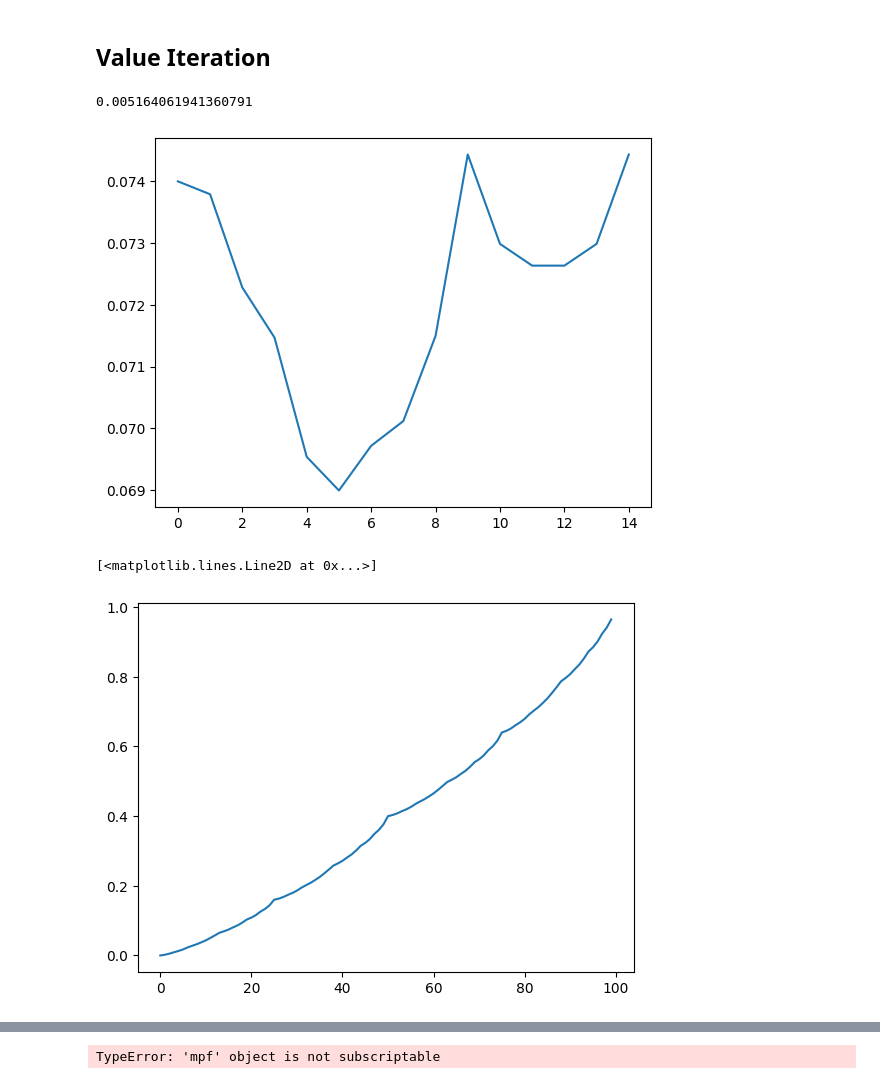
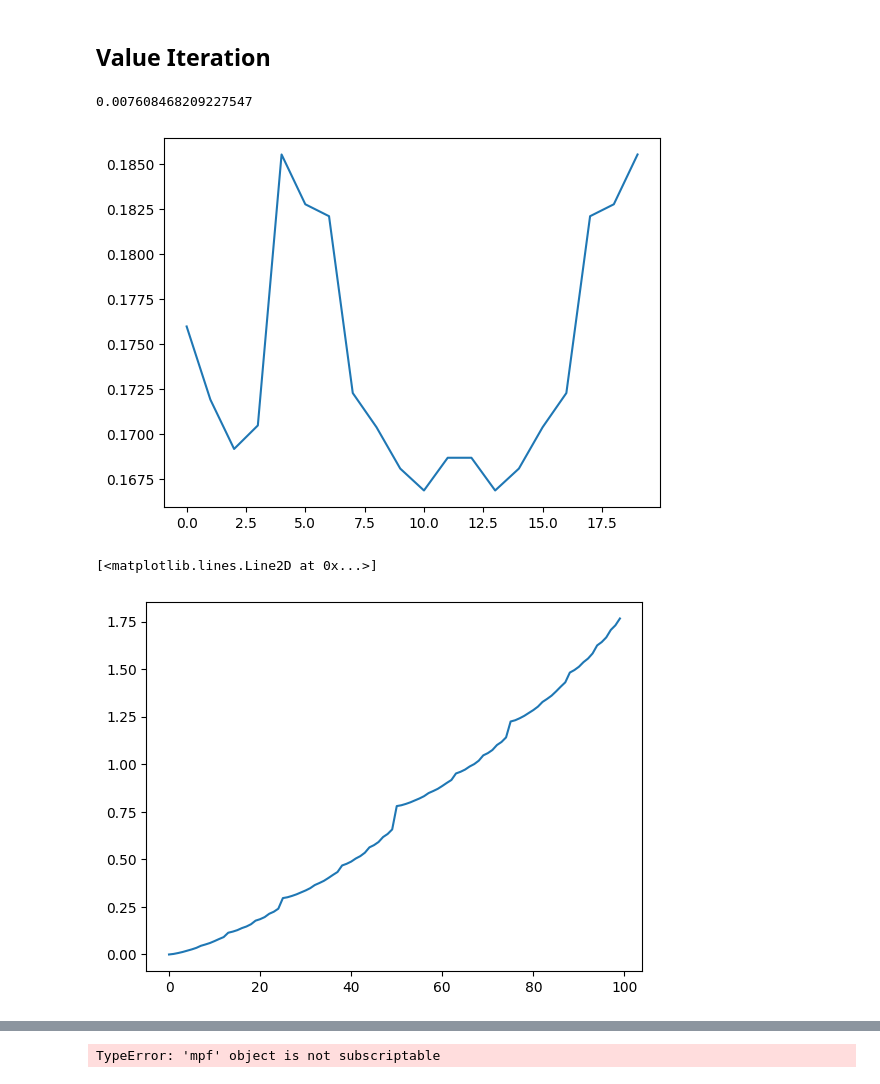
Before and after one commit to paderevski/reinforcement_learning, a Jupyter notebook: Gambler.ipynb, the cells around one changed output, grey strips where cells are left out. Drawn from its saved outputs; the diff is of its cells as text; code cells hidden in the pictures.

```diff
--- a/Gambler.ipynb
+++ b/Gambler.ipynb
@@ -42,9 +50,9 @@ for a in actions_from_state(s):
 theta = 1e-50
 done = False
 V = [0 for s in states]
-V[100] = 0
+V[100] = 1
 V[0] = 0
-gamma = 1
+gamma = 0.95
 pi = [ 0 for s in states ]
 
 def reward(s):
@@ -66,25 +74,25 @@ V[100]=0
 # %%
 V[2]
 # %% [output]
-0.005164061941360791
+0.007608468209227547
 # %%
 pi = [0]*101
 for s in range(1,100):
     state_actions = actions_from_state(s)
     action_values = []
     for a in state_actions:
         action_values.append( (p_h*(reward(s+a)+gamma*V[s+a]) + (1-p_h)*(reward(s-a)+gamma*V[s-a]),a) )
-    if (s==15):
+    if (s==20):
         plt.plot([x[0] for x in action_values])
     best_action = max(action_values, key=lambda x:(x[0],-x[1]))[1]
     pi[s] = best_action
 # %% [output]
-[figure, old version]
+[figure, new version]
 # %%
 plt.plot(V[:-1])
 # %% [output]
 [<matplotlib.lines.Line2D at 0x...>]
-[figure, old version]
+[figure, new version]
 # %%
 plt.bar(range(len(pi)),pi)
 # %% [output]
```
Also changed, not shown: parts of 10 cells of this notebook, 1 other file.
